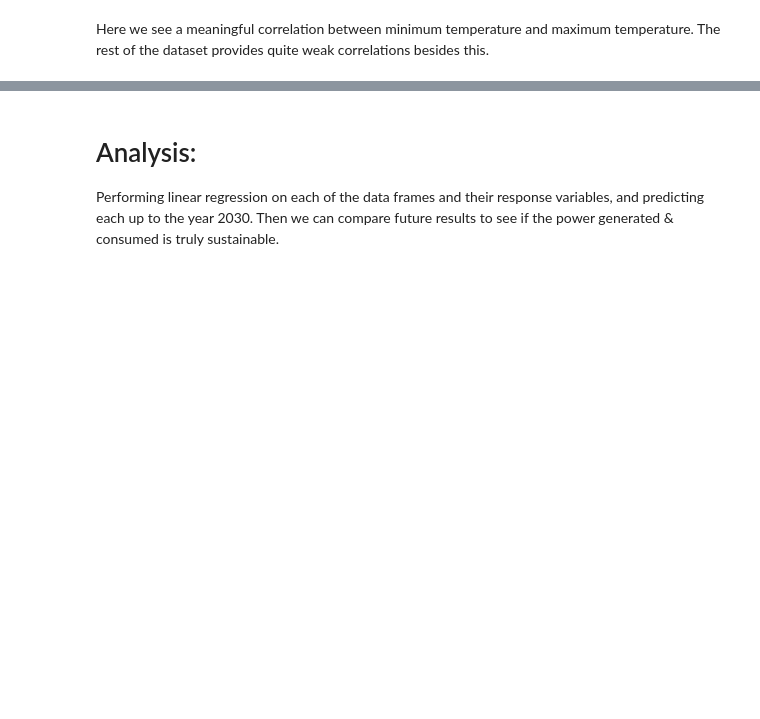
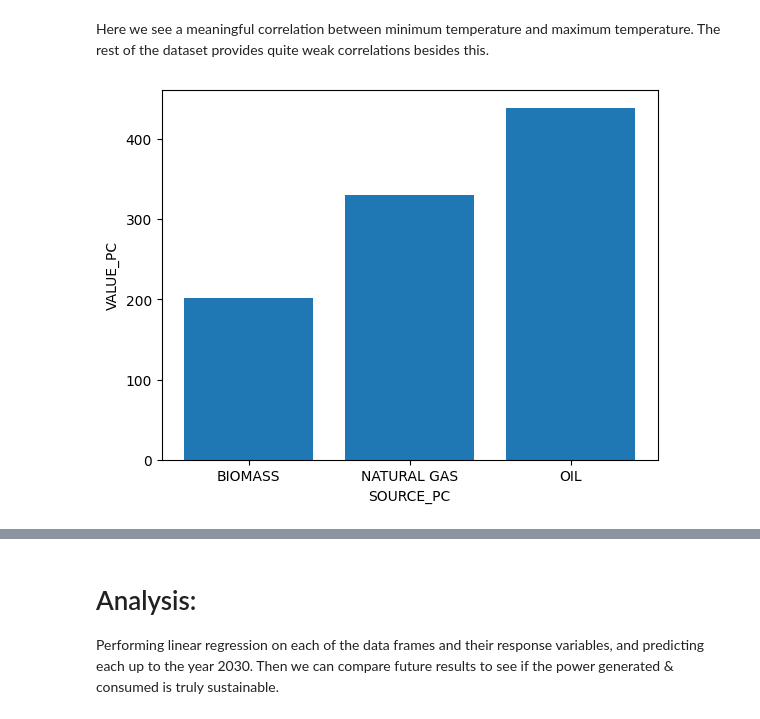
Before and after one commit to mcgillies/CPSC368, a Jupyter notebook: DataAnalysis.ipynb, the cells around one changed output, grey strips where cells are left out. Cells and saved outputs as stored; diff of their text form; code cells hidden in the pictures; blank space fills up the shorter version.

Commit message:
added in sql data and adjusted accordingly

```diff
--- a/DataAnalysis.ipynb
+++ b/DataAnalysis.ipynb
@@ -20,4 +21,18 @@ import seaborn as sn
 - What do we want to display to summarize regression models? I was thinking R^2 score and the plot of predictions vs true values.
 # %% [markdown]
 ### Reading in and viewing all data frames:
+# %%
+# code from here: https://pandas.pydata.org/pandas-docs/stable/reference/api/pandas.read_sql_query.html
+
+dsn = oracledb.makedsn("localhost", 1522, service_name="stu")
+connection = oracledb.connect(user="ora_mgillies", password="a59188508", dsn=dsn)
+cur = connection.cursor()
+# %%
+# Function to read in data from SQL
+def read_data(df_name, con):
+    # Parameters:
+    # df_name: String -> name of table in SQL to read
+    # con: the sql connection from oracle db
+    df = pd.read_sql_query("SELECT * FROM " + str(df_name), con)
+    return df
 # %%
@@ -32,3 +62,3 @@ population.dtypes
 # %%
-powercons=pd.read_csv('clean_data/powercon.csv', index_col = 0)
+powercons=read_data('power_consumed', connection)
 powercons.head()
@@ -76,6 +137,8 @@ def plot_bar(data, cat_column, num_column):
     plt.ylabel(num_column)
 # %%
 # Plotting power consumed by source
-plot_bar(powercons, 'source', 'value')
+plot_bar(powercons, 'SOURCE_PC', 'VALUE_PC')
+# %% [output]
+[figure, added]
 # %%
 # Plotting power generated by source
```
Also changed, not shown: parts of 27 cells of this notebook.
